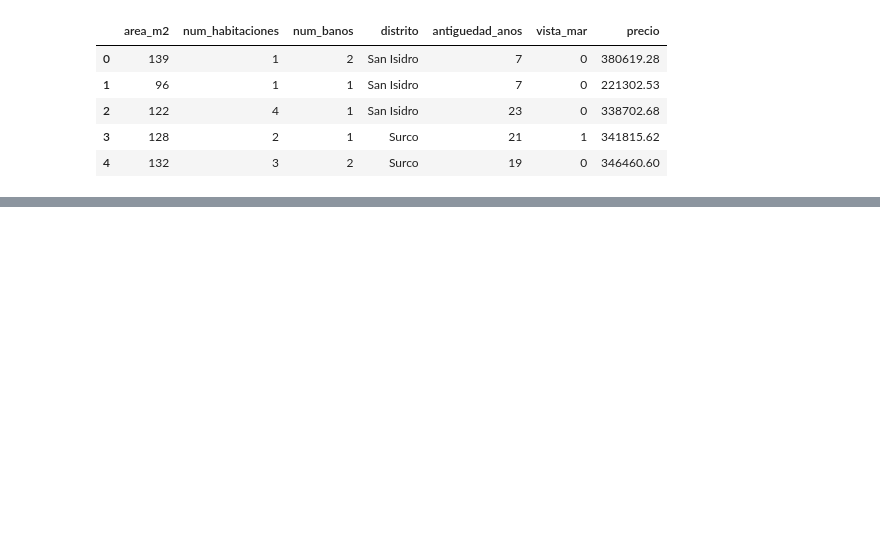
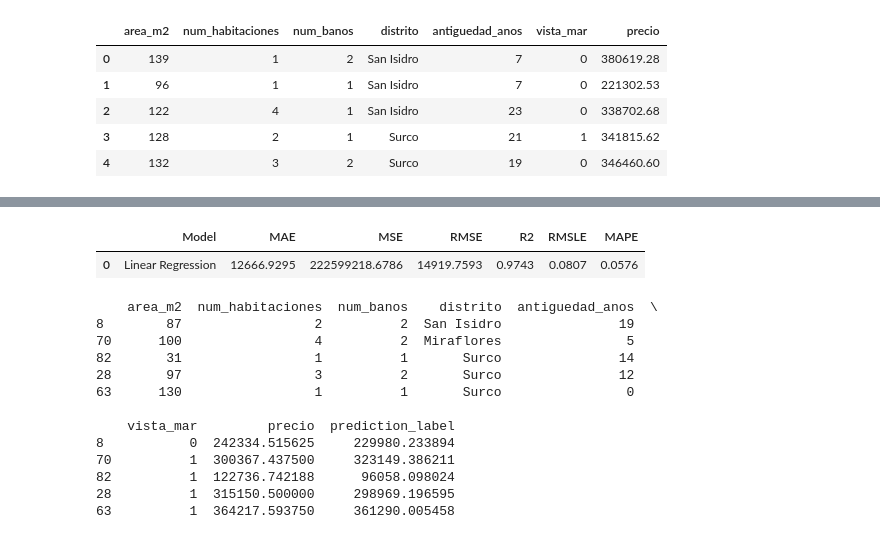
Before and after one commit to Rulo1331/MLE_DMC, a Jupyter notebook: G6_MLE_Ejercicio.ipynb, the cells around one changed output, grey strips where cells are left out. Cells and saved outputs as stored; diff of their text form; code cells hidden in the pictures; blank space fills up the shorter version.

```diff
--- a/G6_MLE_Ejercicio.ipynb
+++ b/G6_MLE_Ejercicio.ipynb
@@ -111,0 +125,19 @@ lr = create_model('lr')
+# %%
+preds = predict_model(tuned_lr)
+print(preds.head())
+# %% [output]
+|  | Model | MAE | MSE | RMSE | R2 | RMSLE | MAPE |
+| 0 | Linear Regression | 12666.9295 | 222599218.6786 | 14919.7593 | 0.9743 | 0.0807 | 0.0576 |
+    area_m2  num_habitaciones  num_banos    distrito  antiguedad_anos  \
+8        87                 2          2  San Isidro               19
+70      100                 4          2  Miraflores                5
+82       31                 1          1       Surco               14
+28       97                 3          2       Surco               12
+63      130                 1          1       Surco                0
+
+    vista_mar         precio  prediction_label
+8           0  242334.515625     229980.233894
+70          1  300367.437500     323149.386211
+82          1  122736.742188      96058.098024
+28          1  315150.500000     298969.196595
+63          1  364217.593750     361290.005458
```
Also changed, not shown: parts of 6 cells of this notebook, 2 other files.
